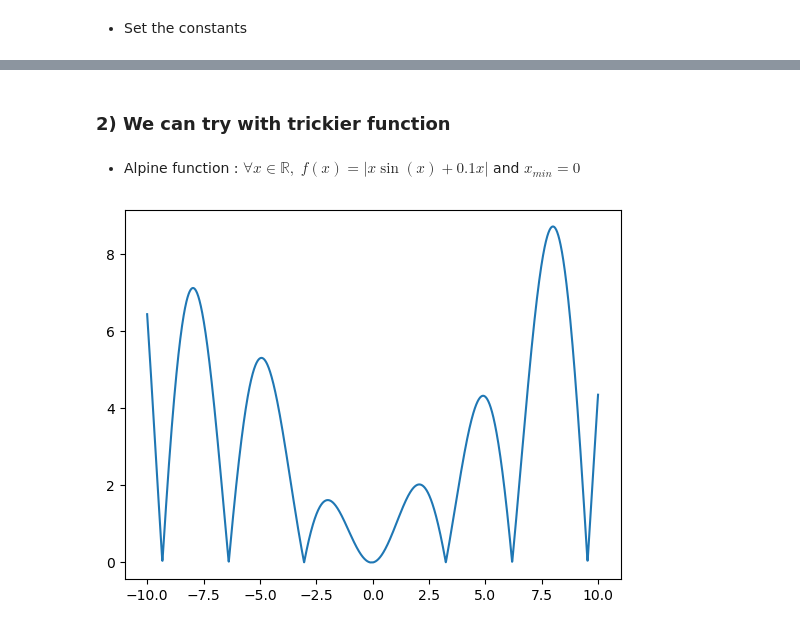
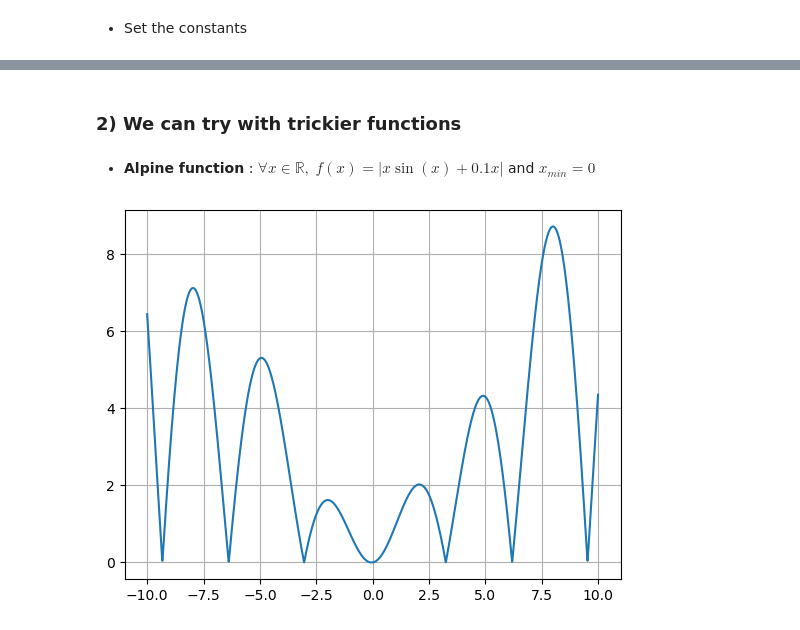
Before and after one commit to MohamedKeteb/optimization_pso_cbo, a Jupyter notebook: simulate_pso.ipynb, the cells around one changed output, grey strips where cells are left out. Cells and saved outputs as stored; diff of their text form; code cells hidden in the pictures.

```diff
--- a/simulate_pso.ipynb
+++ b/simulate_pso.ipynb
@@ -108,13 +141,14 @@ plt.show
 # %% [markdown]
-### 2) We can try with trickier function
+### 2) **We can try with trickier functions**
 # %% [markdown]
-- Alpine function :  $\forall x \in \mathbb{R},\; f(x) = |x\sin(x)+0.1x|$ and $x_{min} = 0$
+- **Alpine function** :  $\forall x \in \mathbb{R},\; f(x) = |x\sin(x)+0.1x|$ and $x_{min} = 0$
 # %%
-def function(x):
+def alpine(x):
     return np.abs(x*np.sin(x)+0.1*x)
 # %%
 x1 = np.arange(-10, 10, 0.01)
-plt.plot(x1, function(x1), label = 'Objective function')
+plt.plot(x1, alpine(x1), label = 'Objective function')
+plt.grid()
 plt.show()
 # %% [output]
-[figure, old version]
+[figure, new version]
```
Also changed, not shown: parts of 28 cells of this notebook.
